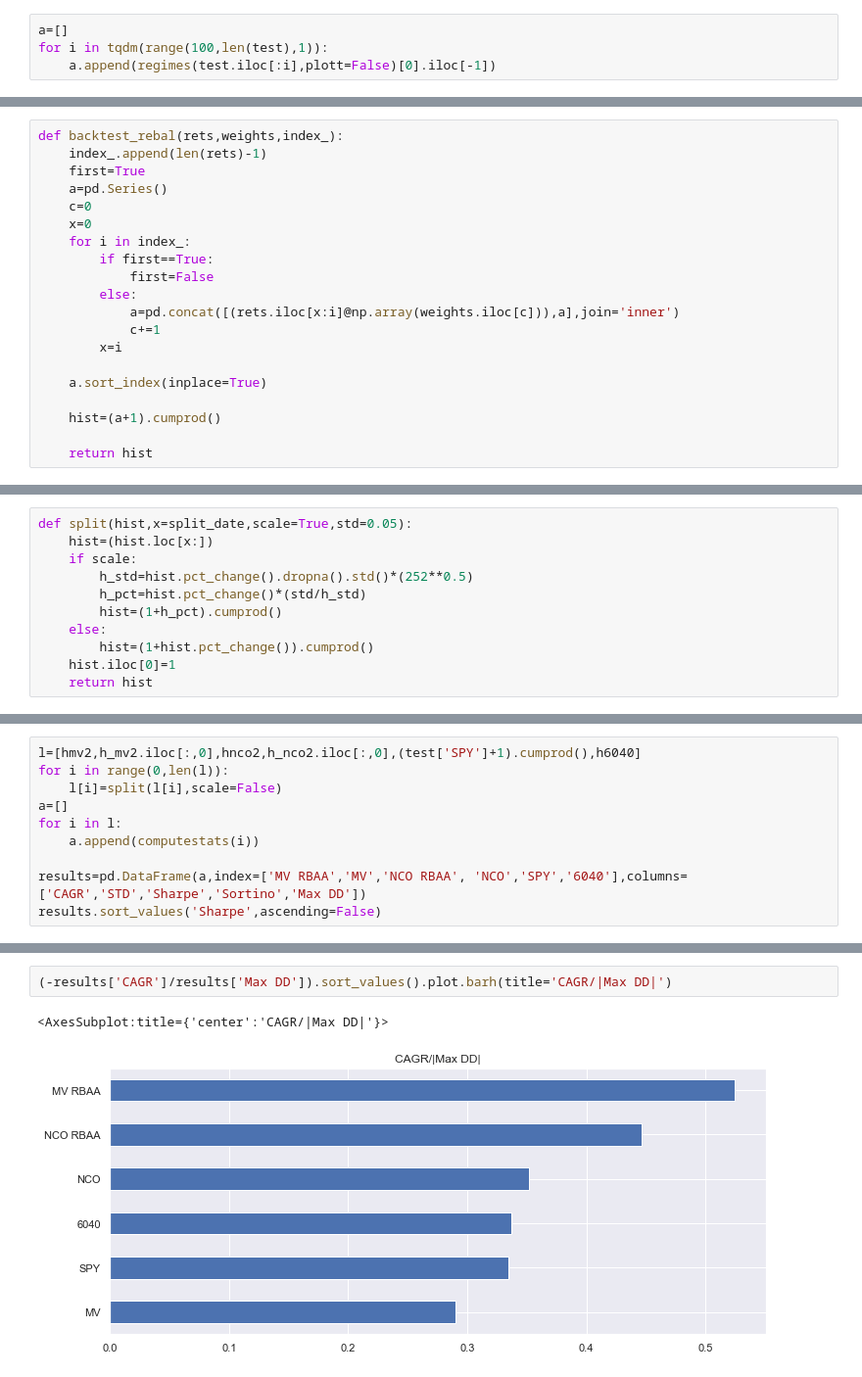
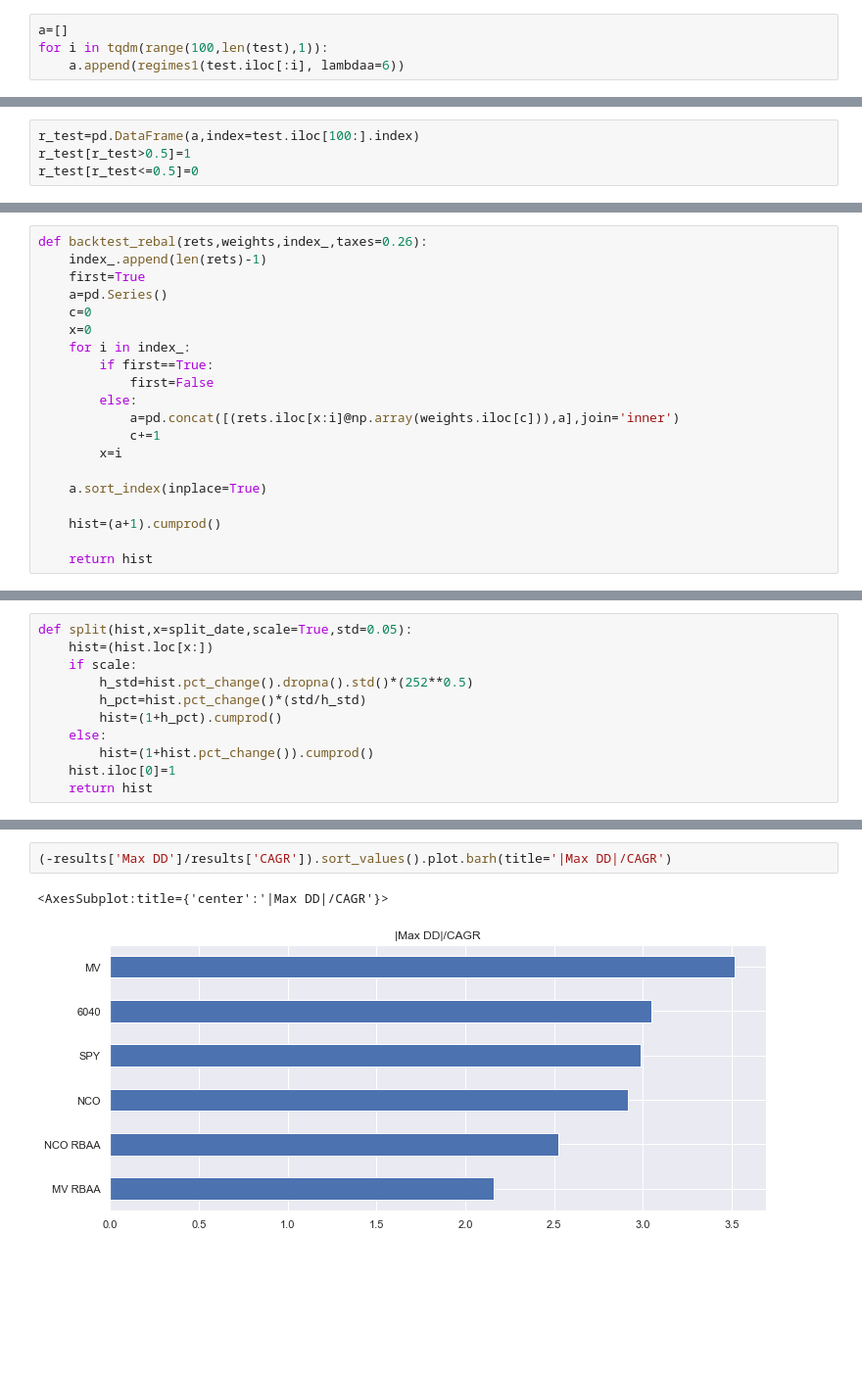
Before and after one commit to enexqnt/quantallocation, a Jupyter notebook: RBAA HMM.ipynb, the cells around one changed output, grey strips where cells are left out. Shown at 98% size. Saved outputs shown, nothing was run; the diff lists cells and outputs as text; blank space fills up the shorter version.

```diff
--- a/RBAA HMM.ipynb
+++ b/RBAA HMM.ipynb
@@ -194,4 +238,4 @@ from tqdm import tqdm
 # %%
 a=[]
 for i in tqdm(range(100,len(test),1)):
-    a.append(regimes(test.iloc[:i],plott=False)[0].iloc[-1])
+    a.append(regimes1(test.iloc[:i], lambdaa=6))
@@ -200,2 +242,6 @@ r_test=pd.DataFrame(a)
+# %%
+r_test=pd.DataFrame(a,index=test.iloc[100:].index)
+r_test[r_test>0.5]=1
+r_test[r_test<=0.5]=0
 # %%
 res_test['state']=r_test
@@ -224,5 +273,5 @@ plt.show()
 # %%
-def backtest_rebal(rets,weights,index_):
+def backtest_rebal(rets,weights,index_,taxes=0.26):
     index_.append(len(rets)-1)
     first=True
     a=pd.Series()
@@ -488,10 +524,0 @@ plt.show()
-# %%
-l=[hmv2,h_mv2.iloc[:,0],hnco2,h_nco2.iloc[:,0],(test['SPY']+1).cumprod(),h6040]
-for i in range(0,len(l)):
-    l[i]=split(l[i],scale=False)
-a=[]
-for i in l:
-    a.append(computestats(i))
-
-results=pd.DataFrame(a,index=['MV RBAA','MV','NCO RBAA', 'NCO','SPY','6040'],columns=['CAGR','STD','Sharpe','Sortino','Max DD'])
-results.sort_values('Sharpe',ascending=False)
@@ -543,5 +550,5 @@ plt.show()
 # %%
-(-results['CAGR']/results['Max DD']).sort_values().plot.barh(title='CAGR/|Max DD|')
+(-results['Max DD']/results['CAGR']).sort_values().plot.barh(title='|Max DD|/CAGR')
 # %% [output]
-<AxesSubplot:title={'center':'CAGR/|Max DD|'}>
+<AxesSubplot:title={'center':'|Max DD|/CAGR'}>
-[figure, old version]
+[figure, new version]
```
Also changed, not shown: parts of 52 cells of this notebook.
